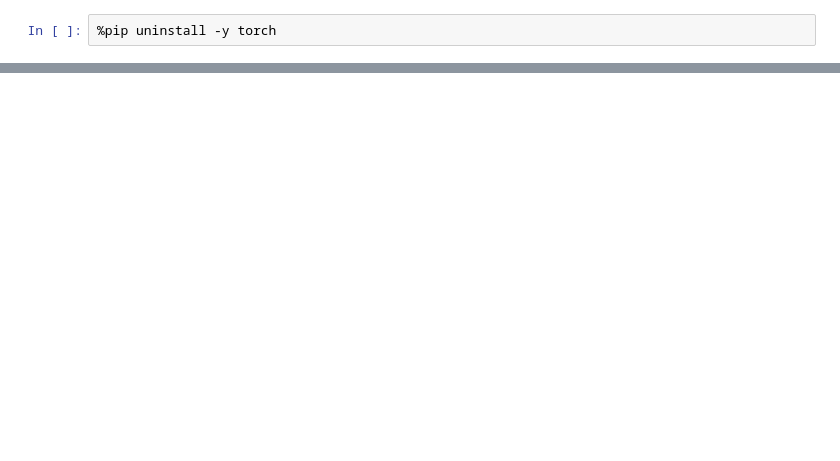
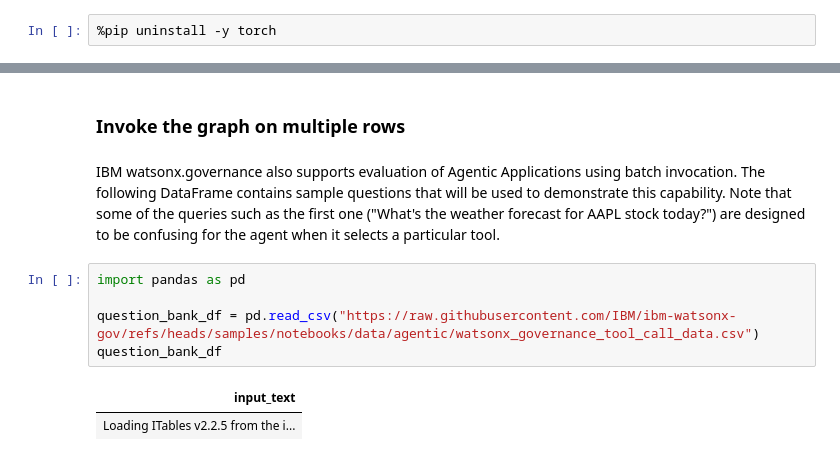
Before and after one commit to ericmartens/agentic-governance, a Jupyter notebook: governed-agentic-lab.ipynb, the cells around one changed output, grey strips where cells are left out. Cells and saved outputs as stored; diff of their text form; blank space fills up the shorter version.

```diff
--- a/governed-agentic-lab.ipynb
+++ b/governed-agentic-lab.ipynb
@@ -570,0 +383,12 @@ Author: [Swapna Somineni](swapna.somineni@in.ibm.com)
+# %% [markdown]
+### Invoke the graph on multiple rows
+# %% [markdown]
+IBM watsonx.governance also supports evaluation of Agentic Applications using batch invocation. The following DataFrame contains sample questions that will be used to demonstrate this capability. Note that some of the queries such as the first one ("What's the weather forecast for AAPL stock today?") are designed to be confusing for the agent when it selects a particular tool.
+# %%
+import pandas as pd
+
+question_bank_df = pd.read_csv("https://raw.githubusercontent.com/IBM/ibm-watsonx-gov/refs/heads/samples/notebooks/data/agentic/watsonx_governance_tool_call_data.csv")
+question_bank_df
+# %% [output]
+| input_text |
+| Loading ITables v2.2.5 from the i... |
```
Also changed, not shown: parts of 111 cells of this notebook, 1 other file.
